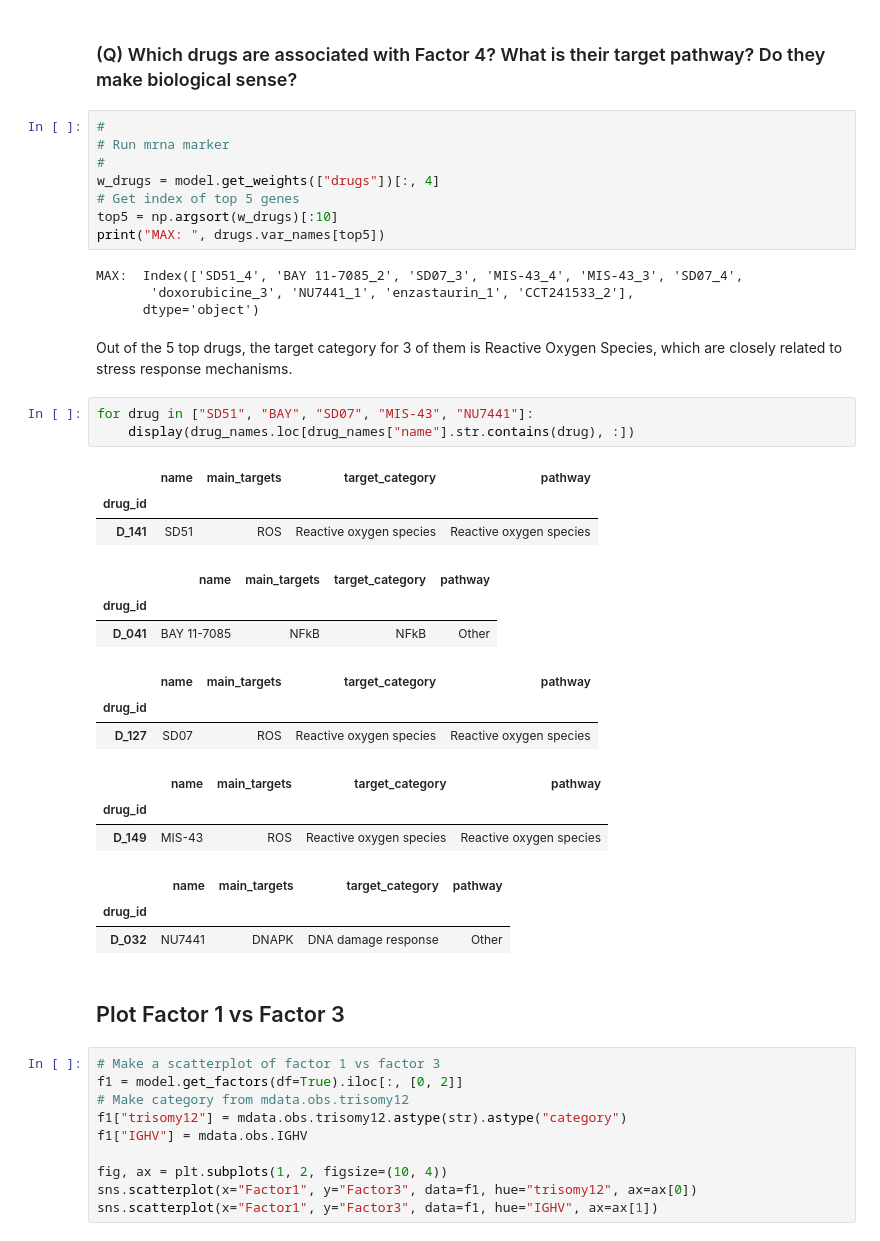
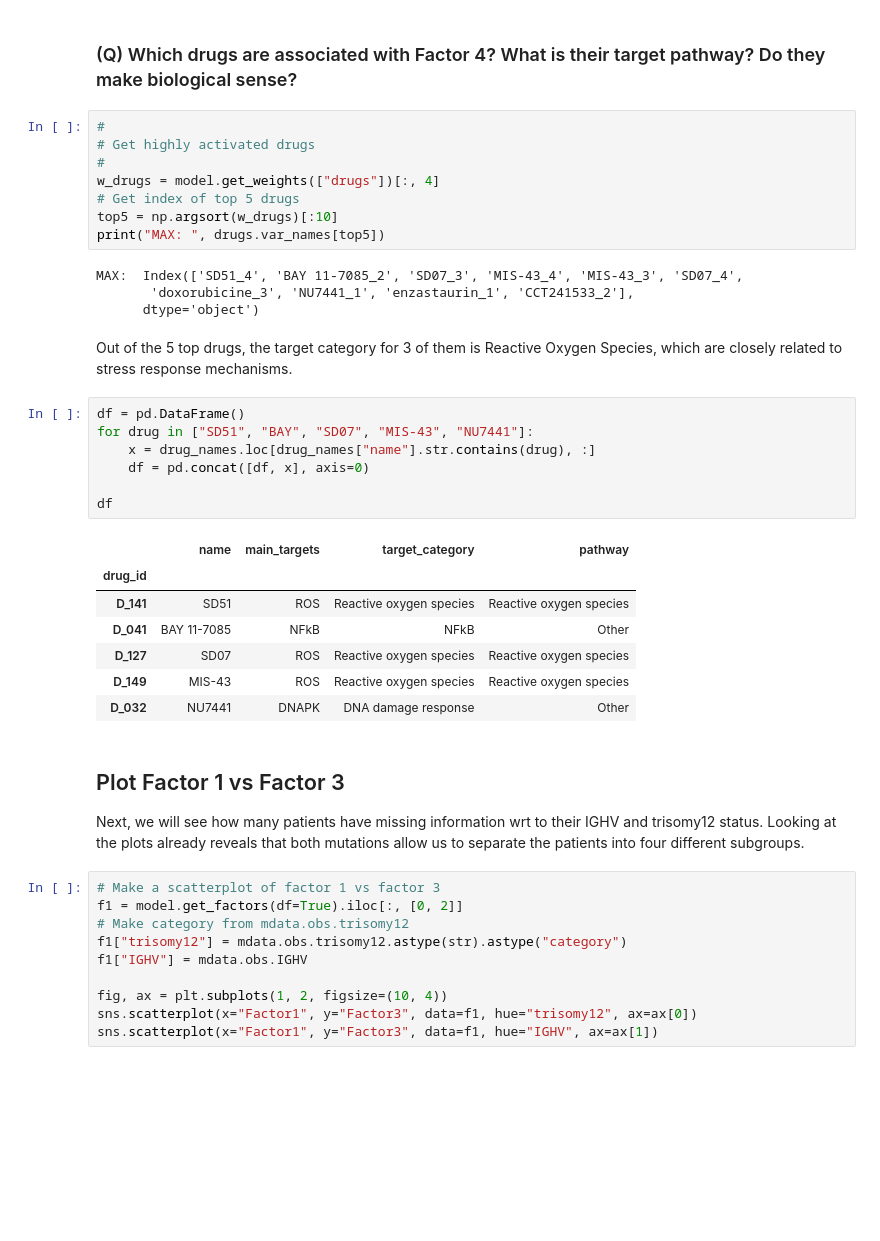
Before and after one commit to martinrohbeck/mofa-workshop, a Jupyter notebook: tutorial.ipynb, the cells around one changed output. Cells and saved outputs as stored; diff of their text form; blank space fills up the shorter version.

```diff
--- a/tutorial.ipynb
+++ b/tutorial.ipynb
@@ -871,10 +871,10 @@ for db in [
 ### (Q) Which drugs are associated with Factor 4? What is their target pathway? Do they make biological sense?
 # %%
 #
-# Run mrna marker
+# Get highly activated drugs
 #
 w_drugs = model.get_weights(["drugs"])[:, 4]
-# Get index of top 5 genes
+# Get index of top 5 drugs
 top5 = np.argsort(w_drugs)[:10]
 print("MAX: ", drugs.var_names[top5])
 # %% [output]
@@ -884,26 +884,25 @@ MAX:  Index(['SD51_4', 'BAY 11-7085_2', 'SD07_3', 'MIS-43_4', 'MIS-43_3', 'SD07_
 # %% [markdown]
 Out of the 5 top drugs, the target category for 3 of them is Reactive Oxygen Species, which are closely related to stress response mechanisms.
 # %%
+df = pd.DataFrame()
 for drug in ["SD51", "BAY", "SD07", "MIS-43", "NU7441"]:
-    display(drug_names.loc[drug_names["name"].str.contains(drug), :])
+    x = drug_names.loc[drug_names["name"].str.contains(drug), :]
+    df = pd.concat([df, x], axis=0)
+
+df
 # %% [output]
 |  | name | main_targets | target_category | pathway |
 | drug_id |  |  |  |  |
 | D_141 | SD51 | ROS | Reactive oxygen species | Reactive oxygen species |
+| D_041 | BAY 11-7085 | NFkB | NFkB | Other |
+| D_127 | SD07 | ROS | Reactive oxygen species | Reactive oxygen species |
+| D_149 | MIS-43 | ROS | Reactive oxygen species | Reactive oxygen species |
+| D_032 | NU7441 | DNAPK | DNA damage response | Other |
-|  | name | main_targets | target_category | pathway |
-| drug_id |  |  |  |  |
-| D_041 | BAY 11-7085 | NFkB | NFkB | Other |
-|  | name | main_targets | target_category | pathway |
-| drug_id |  |  |  |  |
-| D_127 | SD07 | ROS | Reactive oxygen species | Reactive oxygen species |
-|  | name | main_targets | target_category | pathway |
-| drug_id |  |  |  |  |
-| D_149 | MIS-43 | ROS | Reactive oxygen species | Reactive oxygen species |
-|  | name | main_targets | target_category | pathway |
-| drug_id |  |  |  |  |
-| D_032 | NU7441 | DNAPK | DNA damage response | Other |
-# %% [markdown]
-## Plot Factor 1 vs Factor 3
+# %% [markdown]
+## Plot Factor 1 vs Factor 3
+
+Next, we will see how many patients have missing information wrt to their IGHV and trisomy12 status.
+Looking at the plots already reveals that both mutations allow us to separate the patients into four different subgroups.
 # %%
 # Make a scatterplot of factor 1 vs factor 3
 f1 = model.get_factors(df=True).iloc[:, [0, 2]]
```
Also changed, not shown: parts of 4 cells of this notebook, 1 other file.
